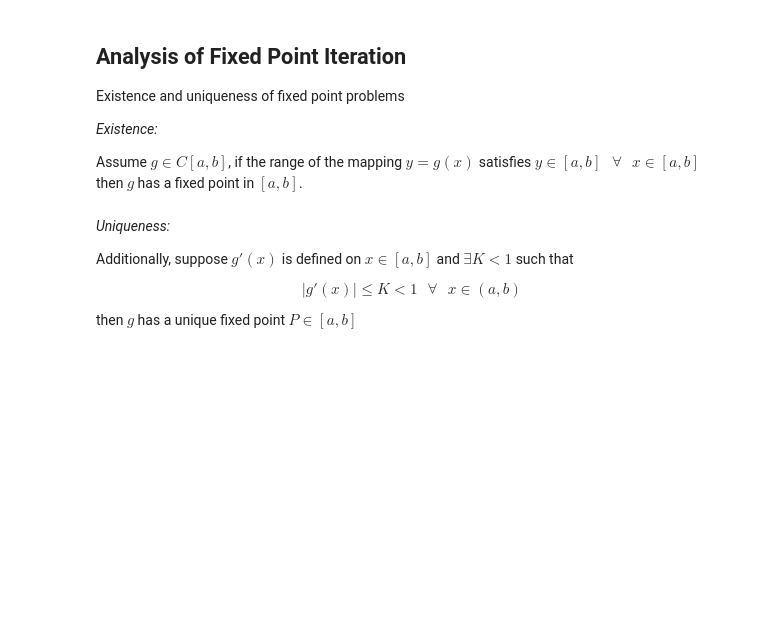
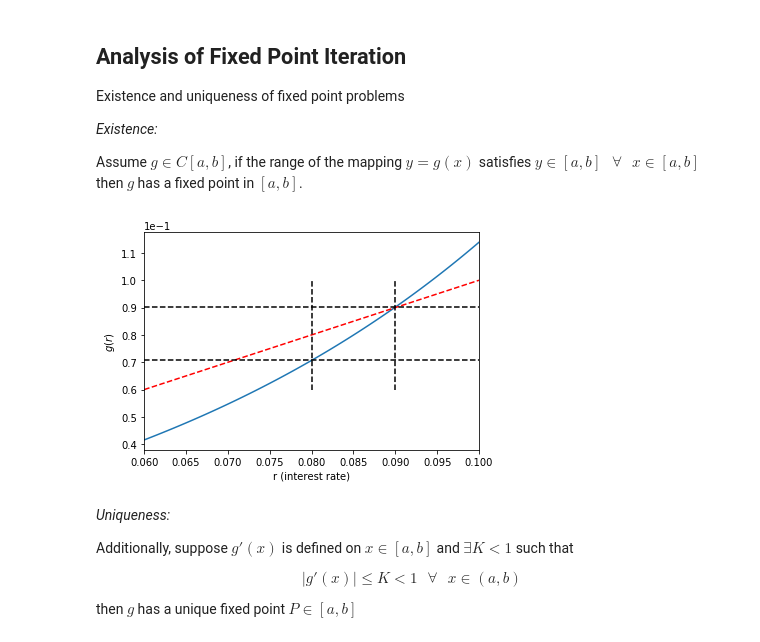
Before and after one commit to mandli/intro-numerical-methods, a Jupyter notebook: 05_root_finding_optimization.ipynb, the cells around one changed output. Saved outputs shown, nothing was run; the diff lists cells and outputs as text; code cells hidden in the pictures; blank space fills up the shorter version.

Commit message:
Add corrections to the interest problem

```diff
--- a/05_root_finding_optimization.ipynb
+++ b/05_root_finding_optimization.ipynb
@@ -243,6 +264,27 @@ axes.plot(x, numpy.ones(x.shape) * -numpy.log(0.4), '--k')
 axes.plot(x, numpy.ones(x.shape) * -numpy.log(0.8), '--k')
 
 plt.show()
+# %%
+r = numpy.linspace(0.06, 0.1, 100)
+goal = 1e6
+
+fig = plt.figure()
+axes = fig.add_subplot(1, 1, 1)
+axes.plot(r, g(P, m, r, n, goal))
+axes.plot(r, r, 'r--')
+axes.set_xlabel("r (interest rate)")
+axes.set_ylabel("$g(r)$")
+axes.set_xlim([0.06, 0.1])
+axes.ticklabel_format(axis='y', style='sci', scilimits=(-1,1))
+
+axes.plot(numpy.ones(r.shape) * 0.08, r, '--k')
+axes.plot(numpy.ones(r.shape) * 0.09, r, '--k')
+axes.plot(r, numpy.ones(r.shape) * g(P, m, 0.08, n, goal), '--k')
+axes.plot(r, numpy.ones(r.shape) * g(P, m, 0.09, n, goal), '--k')
+
+plt.show()
+# %% [output]
+[figure, added]
 # %% [markdown]
 *Uniqueness:*
 
```
Also changed, not shown: parts of 8 cells of this notebook.
